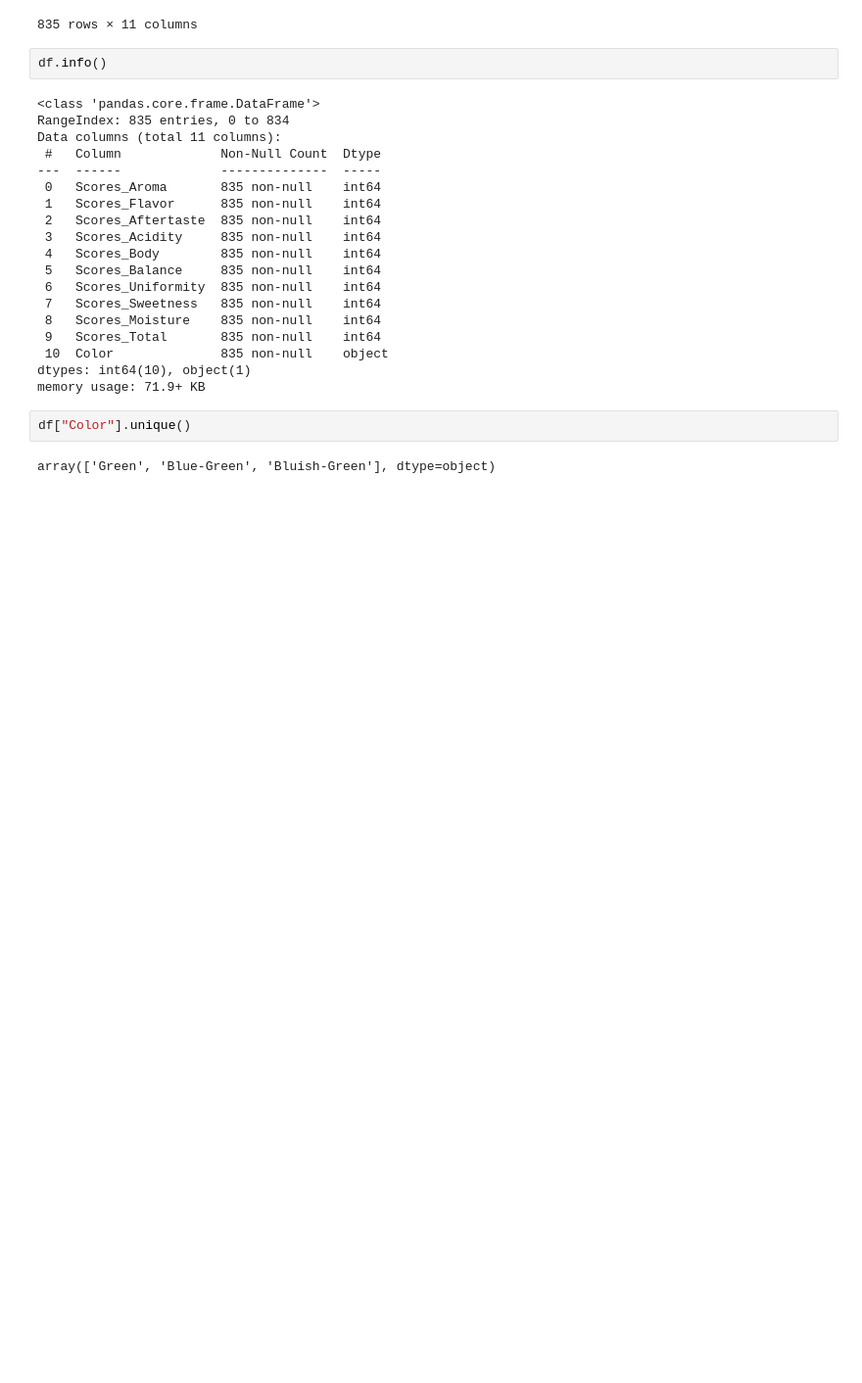
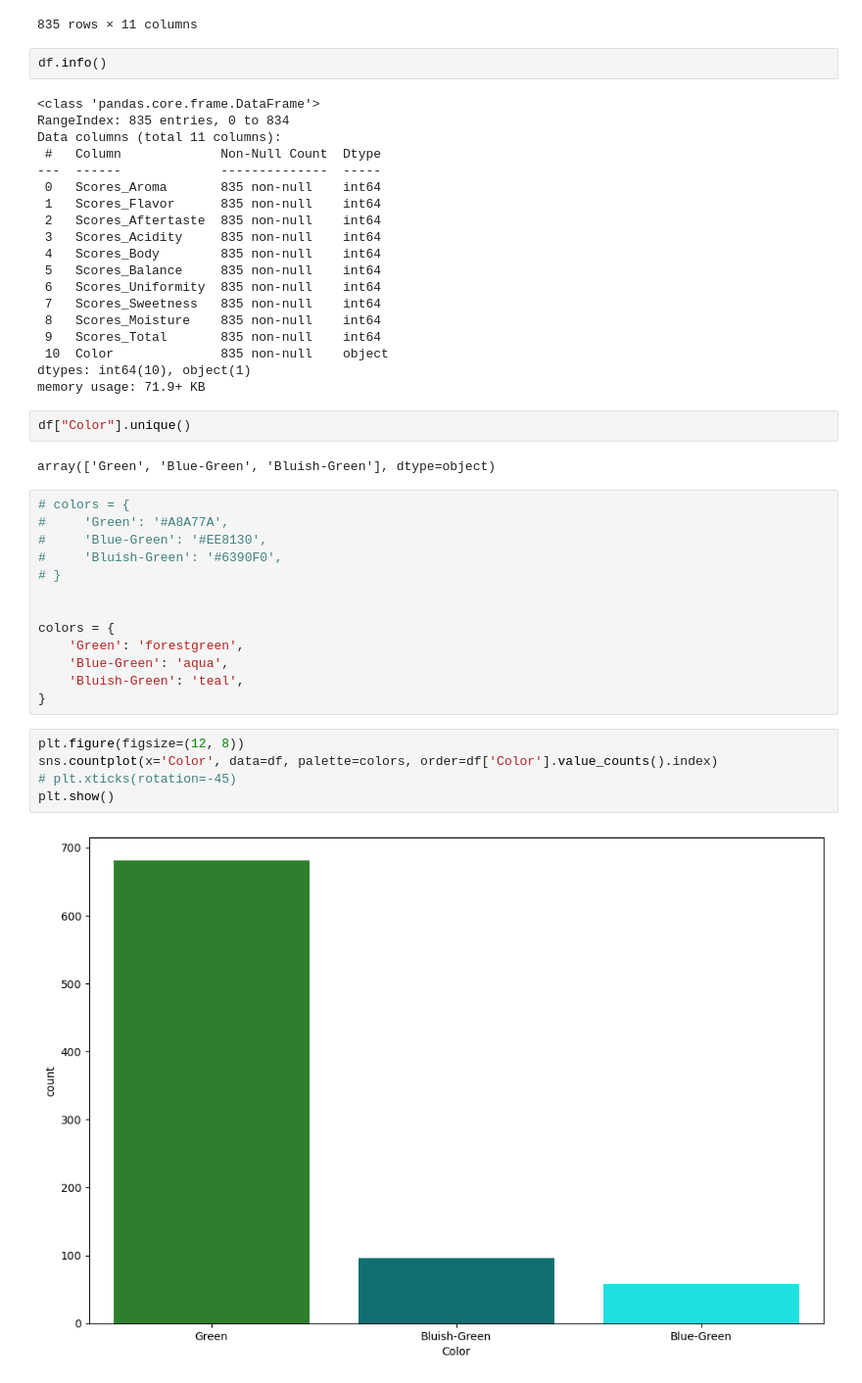
Before and after one commit to GuidoLorenzetti/TP, a Jupyter notebook: TP3/tp3.ipynb, the cells around one changed output. Shown at 98% size. Drawn from its saved outputs; the diff is of its cells as text; blank space fills up the shorter version.

```diff
--- a/TP3/tp3.ipynb
+++ b/TP3/tp3.ipynb
@@ -45,3 +46,23 @@ memory usage: 71.9+ KB
 df["Color"].unique()
 # %% [output]
 array(['Green', 'Blue-Green', 'Bluish-Green'], dtype=object)
+# %%
+# colors = {
+#     'Green': '#A8A77A',
+#     'Blue-Green': '#EE8130',
+#     'Bluish-Green': '#6390F0',
+# }
+
+
+colors = {
+    'Green': 'forestgreen',
+    'Blue-Green': 'aqua',
+    'Bluish-Green': 'teal',
+}
+# %%
+plt.figure(figsize=(12, 8))
+sns.countplot(x='Color', data=df, palette=colors, order=df['Color'].value_counts().index)
+# plt.xticks(rotation=-45)
+plt.show()
+# %% [output]
+[figure, added]
```
Also changed, not shown: parts of 10 cells of this notebook.
